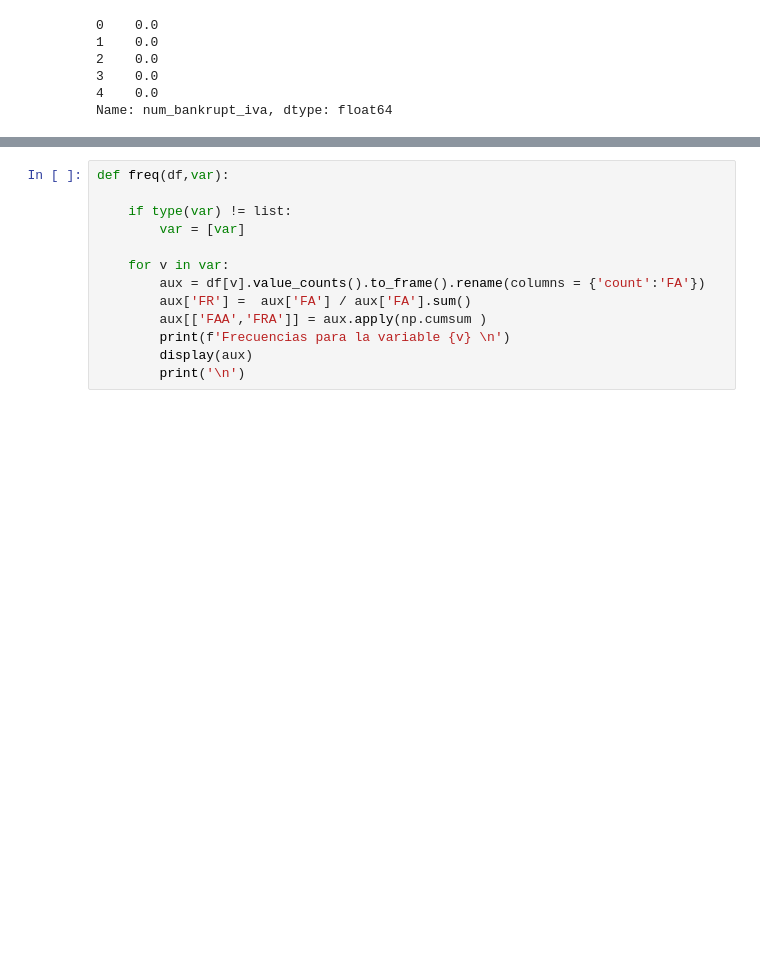
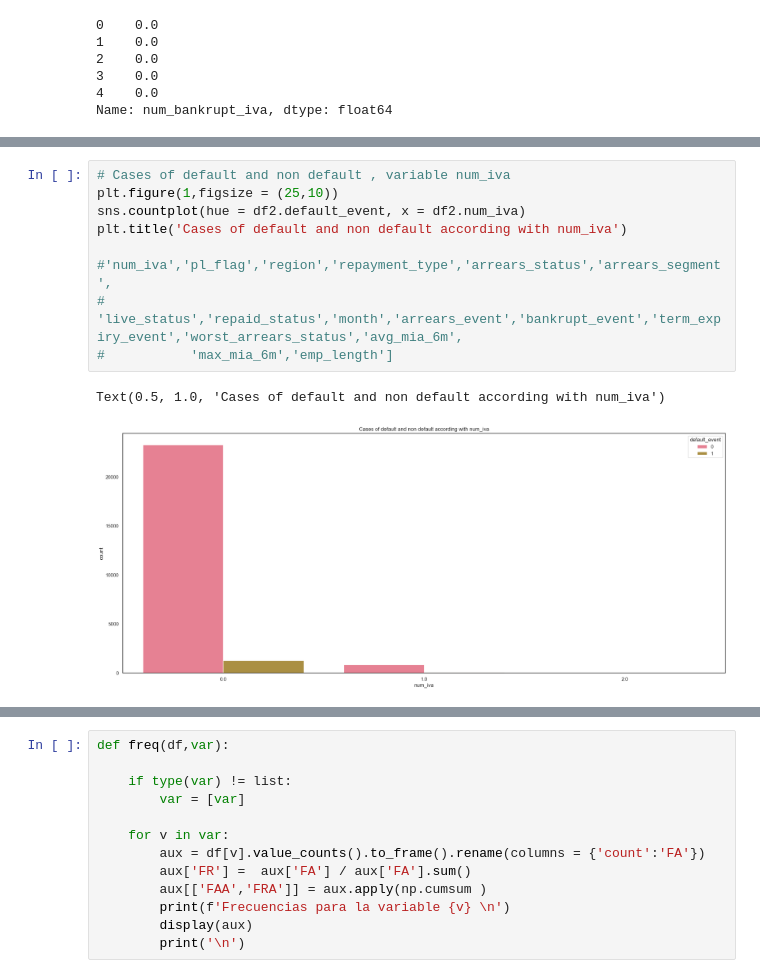
Before and after one commit to danpa26/CredRisk, a Jupyter notebook: one_yr_pd/one_year_pd.ipynb, the cells around one changed output, grey strips where cells are left out. Cells and saved outputs as stored; diff of their text form; blank space fills up the shorter version.

```diff
--- a/one_yr_pd/one_year_pd.ipynb
+++ b/one_yr_pd/one_year_pd.ipynb
@@ -173,0 +180,12 @@ AttributeError: 'DataFrame' object has no attribute 'defaul_event'
+# %%
+# Cases of default and non default , variable num_iva
+plt.figure(1,figsize = (25,10))
+sns.countplot(hue = df2.default_event, x = df2.num_iva)
+plt.title('Cases of default and non default according with num_iva')
+
+#'num_iva','pl_flag','region','repayment_type','arrears_status','arrears_segment',
+#           'live_status','repaid_status','month','arrears_event','bankrupt_event','term_expiry_event','worst_arrears_status','avg_mia_6m',
+#           'max_mia_6m','emp_length']
+# %% [output]
+Text(0.5, 1.0, 'Cases of default and non default according with num_iva')
+[figure, added]
```
Also changed, not shown: parts of 29 cells of this notebook.
